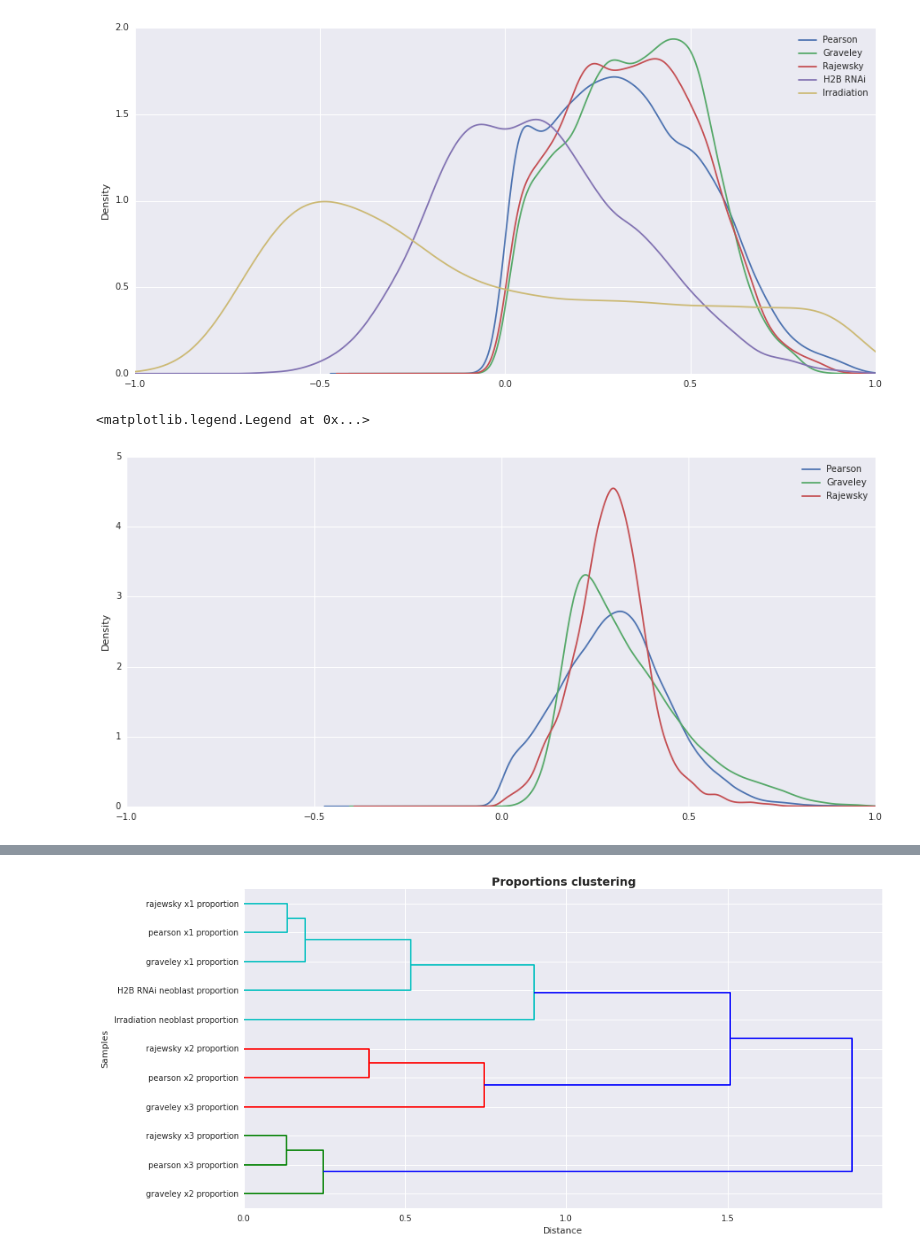
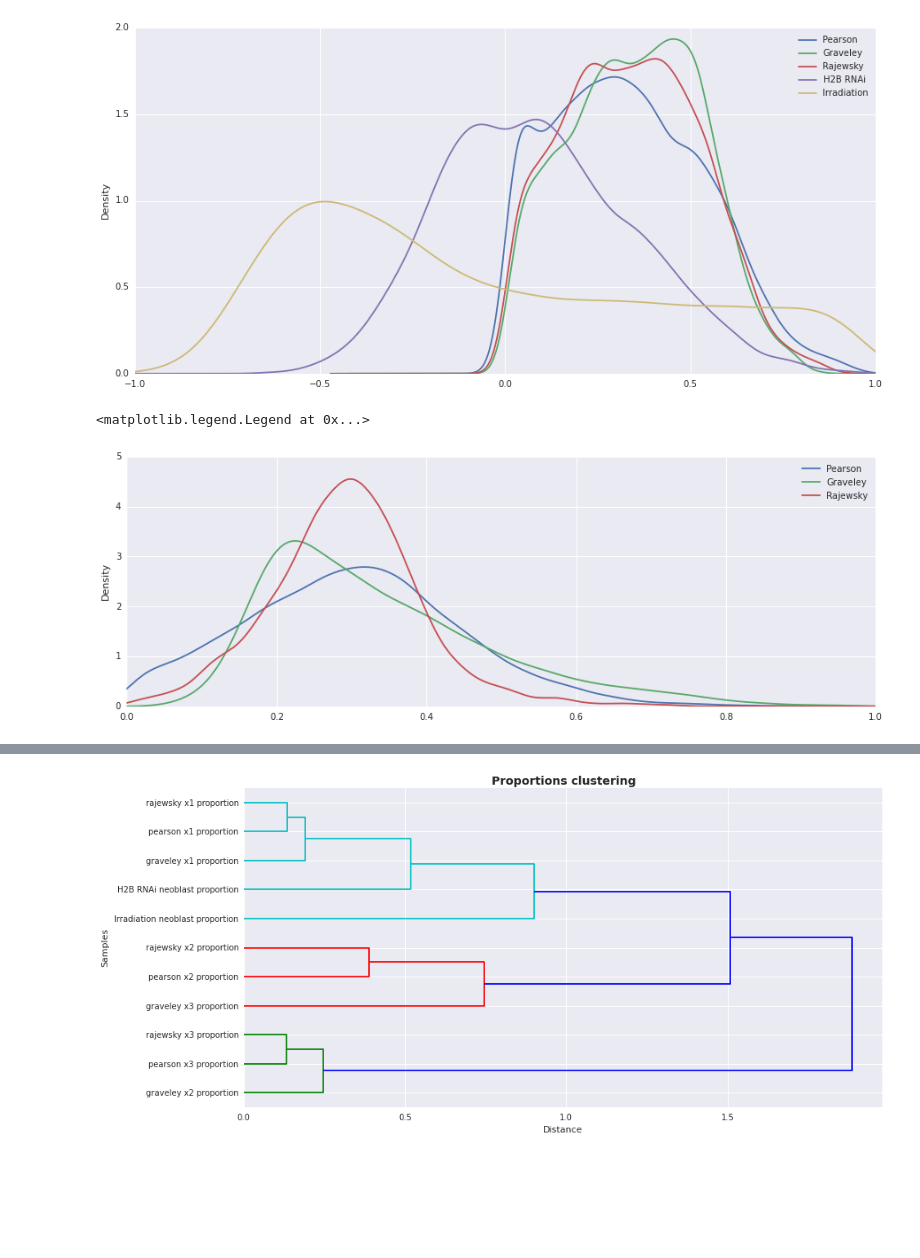
Before and after one commit to damiankao/smed-neoblast-analysis, a Jupyter notebook: 005_analysis.ipynb, the cells around one changed output, grey strips where cells are left out. Drawn from its saved outputs; the diff is of its cells as text; code cells hidden in the pictures; blank space fills up the shorter version.

```diff
--- a/005_analysis.ipynb
+++ b/005_analysis.ipynb
@@ -161,13 +158,13 @@ pearson_prog_prop = df['pearson_x2'] / (df['pearson_x1'] + df['pearson_x2'] + df
 graveley_prog_prop = df['graveley_x2'] / (df['graveley_x1'] + df['graveley_x2'] + df['graveley_x3'])
 rajewsky_prog_prop = df['rajewsky_x2'] / (df['rajewsky_x1'] + df['rajewsky_x2'] + df['rajewsky_x3'])
 # %%
-pearson_prog_prop.plot(kind='kde', figsize=[15,7],xlim=[-1,1])
+pearson_prog_prop.plot(kind='kde', figsize=[15,5],xlim=[0,1])
 graveley_prog_prop.plot(kind='kde')
 rajewsky_prog_prop.plot(kind='kde')
 plt.legend(['Pearson','Graveley','Rajewsky'])
 # %% [output]
 <matplotlib.legend.Legend at 0x...>
-[figure, old version]
+[figure, new version]
 # %%
 #differentiated/x3 proportions
 pearson_diff_prop = df['pearson_x3'] / (df['pearson_x1'] + df['pearson_x2'] + df['pearson_x3'])
```
Also changed, not shown: parts of 6 cells of this notebook.
